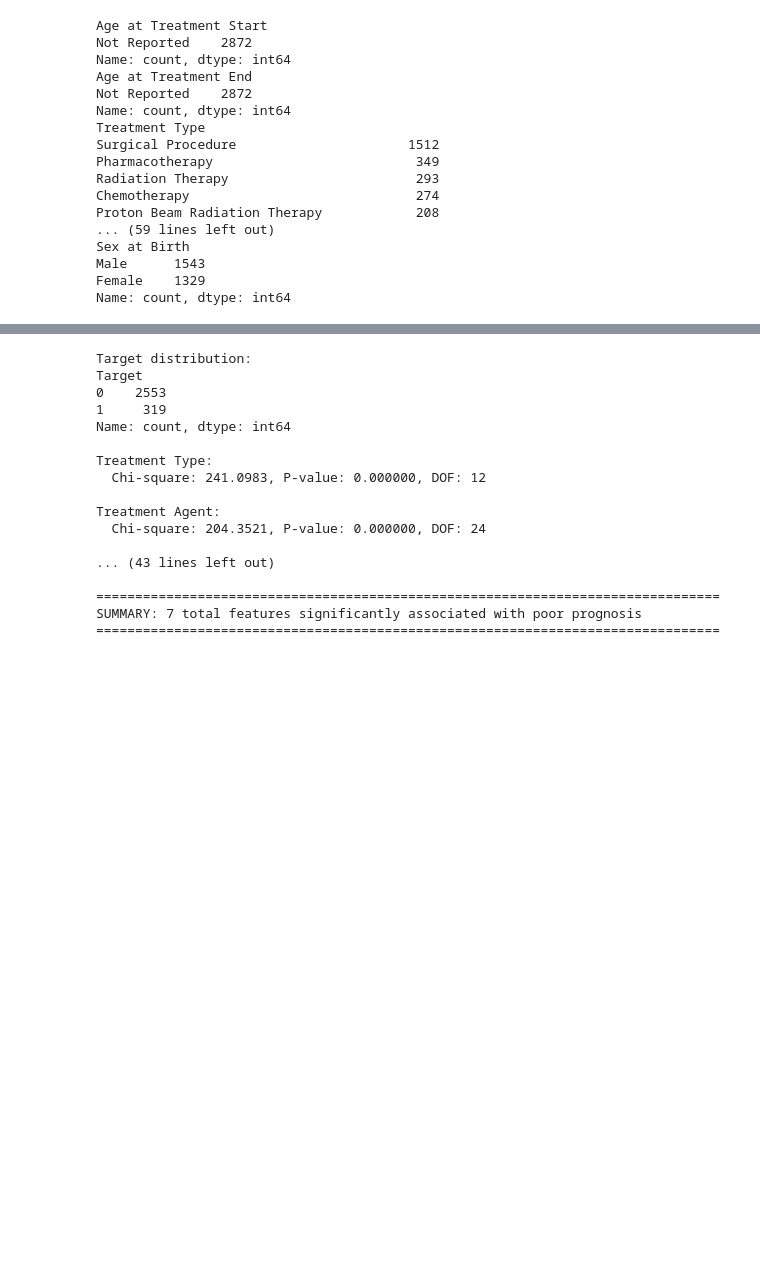
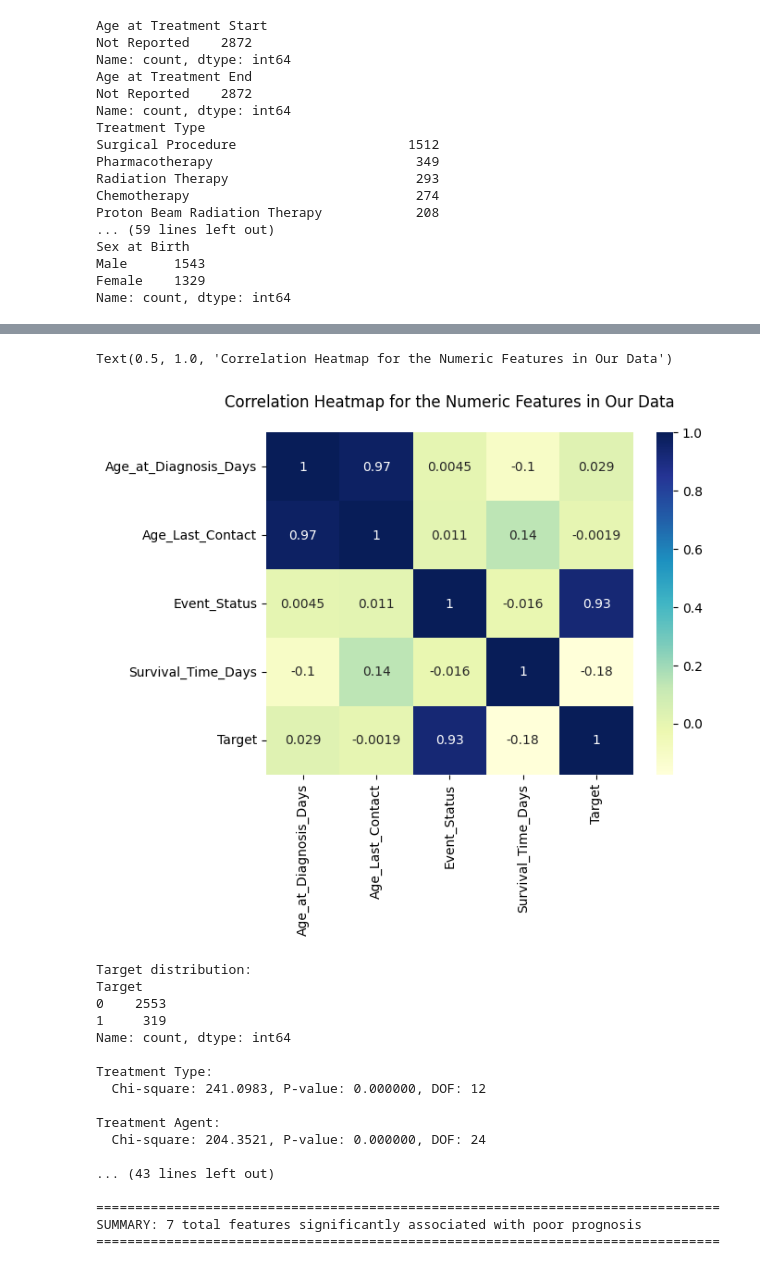
Before and after one commit to qthompsongit/final_project_bayesian, a Jupyter notebook: notebooks/qthompson_data_synth_and_bayesnet.ipynb, the cells around one changed output, grey strips where cells are left out. Drawn from its saved outputs; the diff is of its cells as text; code cells hidden in the pictures; blank space fills up the shorter version.

```diff
--- a/notebooks/qthompson_data_synth_and_bayesnet.ipynb
+++ b/notebooks/qthompson_data_synth_and_bayesnet.ipynb
@@ -210,3 +305,12 @@ plt.show()
+# %%
+num_cols = [x for x in df_final_bayeswork.columns if df_final_bayeswork[x].dtype != 'object']
+num_col_corr = df_final_bayeswork[num_cols].drop(columns=['is_cns_tumor', 'Age_missing_flag'], axis=1).corr(numeric_only=True)
+#num_col_corr.head()
+sns.heatmap(num_col_corr, cmap="YlGnBu", annot=True)
+plt.title("Correlation Heatmap for the Numeric Features in Our Data", pad=20)
+# %% [output]
+Text(0.5, 1.0, 'Correlation Heatmap for the Numeric Features in Our Data')
+[figure, added]
 # %%
 bayes_net_data = df_final_bayeswork.drop(columns=['Participant ID', "Treatment ID", "Study_ID", "Age at Treatment Start", "Age at Treatment End", "Age_missing_flag", "Event_Status"], axis=1)
 
```
Also changed, not shown: parts of 11 cells of this notebook, 5 other files.
